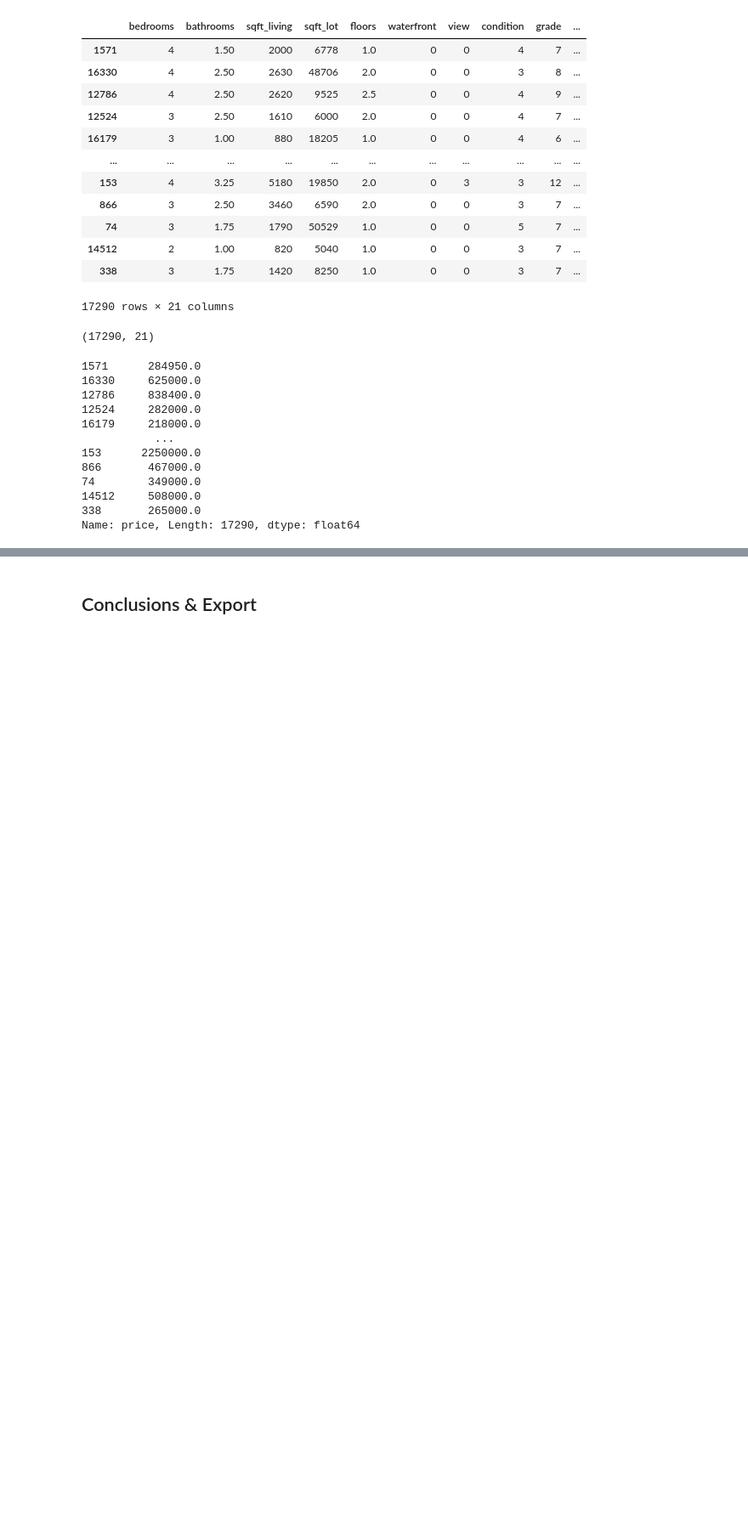
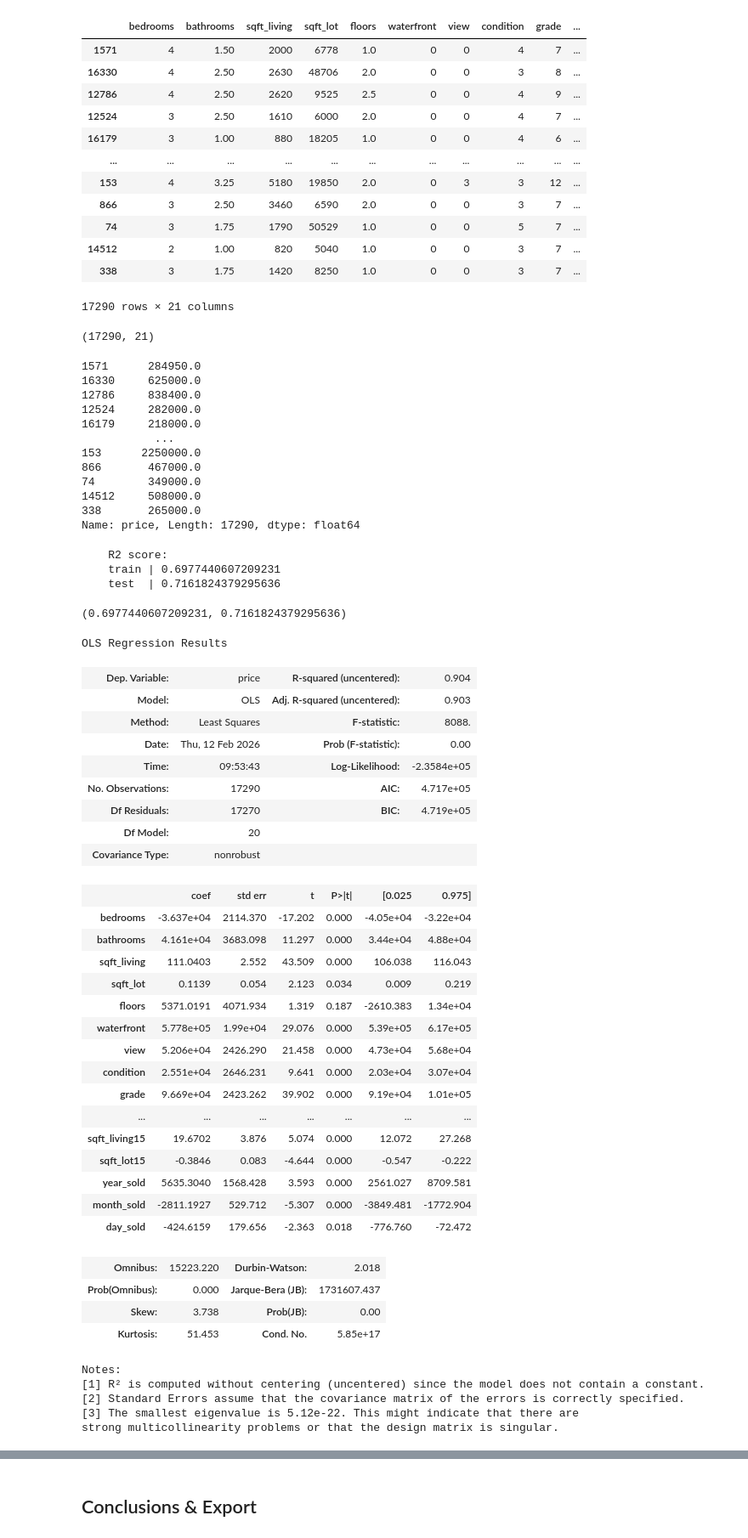
Before and after one commit to coffeedrunkpanda/King-County-Housing-Analysis, a Jupyter notebook: 1_EDA.ipynb, the cells around one changed output, grey strips where cells are left out. Shown at 85% size. Drawn from its saved outputs; the diff is of its cells as text; code cells hidden in the pictures; blank space fills up the shorter version.

```diff
--- a/1_EDA.ipynb
+++ b/1_EDA.ipynb
@@ -177,4 +181,62 @@ y_train
 14512     508000.0
 338       265000.0
 Name: price, Length: 17290, dtype: float64
+# %%
+# Not normalized:
+lr_not_norm = LinearRegression()
+lr_not_norm.fit(X_train, y_train)
+
+y_train_pred_nn = lr_not_norm.predict(X_train)
+y_test_pred_nn = lr_not_norm.predict(X_test)
+
+
+get_r_squared(y_train=y_train, y_pred_train=y_train_pred_nn, y_test = y_test, y_pred_test=y_test_pred_nn)
+# %% [output]
+    R2 score:
+    train | 0.6977440607209231
+    test  | 0.7161824379295636
+(0.6977440607209231, 0.7161824379295636)
+# %%
+# OLS: not normalized
+
+import statsmodels.api as sm
+estimator_nn = sm.OLS(y_train, X_train) # Creates an object OLS estimator
+estimator_nn = estimator_nn.fit()
+estimator_nn.summary()
+# %% [output]
+OLS Regression Results
+| Dep. Variable: | price | R-squared (uncentered): | 0.904 |
+| Model: | OLS | Adj. R-squared (uncentered): | 0.903 |
+| Method: | Least Squares | F-statistic: | 8088. |
+| Date: | Thu, 12 Feb 2026 | Prob (F-statistic): | 0.00 |
+| Time: | 09:53:43 | Log-Likelihood: | -2.3584e+05 |
+| No. Observations: | 17290 | AIC: | 4.717e+05 |
+| Df Residuals: | 17270 | BIC: | 4.719e+05 |
+| Df Model: | 20 |  |  |
+| Covariance Type: | nonrobust |  |  |
+|  | coef | std err | t | P>|t| | [0.025 | 0.975] |
+| bedrooms | -3.637e+04 | 2114.370 | -17.202 | 0.000 | -4.05e+04 | -3.22e+04 |
+| bathrooms | 4.161e+04 | 3683.098 | 11.297 | 0.000 | 3.44e+04 | 4.88e+04 |
+| sqft_living | 111.0403 | 2.552 | 43.509 | 0.000 | 106.038 | 116.043 |
+| sqft_lot | 0.1139 | 0.054 | 2.123 | 0.034 | 0.009 | 0.219 |
+| floors | 5371.0191 | 4071.934 | 1.319 | 0.187 | -2610.383 | 1.34e+04 |
+| waterfront | 5.778e+05 | 1.99e+04 | 29.076 | 0.000 | 5.39e+05 | 6.17e+05 |
+| view | 5.206e+04 | 2426.290 | 21.458 | 0.000 | 4.73e+04 | 5.68e+04 |
+| condition | 2.551e+04 | 2646.231 | 9.641 | 0.000 | 2.03e+04 | 3.07e+04 |
+| grade | 9.669e+04 | 2423.262 | 39.902 | 0.000 | 9.19e+04 | 1.01e+05 |
+| ... | ... | ... | ... | ... | ... | ... |
+| sqft_living15 | 19.6702 | 3.876 | 5.074 | 0.000 | 12.072 | 27.268 |
+| sqft_lot15 | -0.3846 | 0.083 | -4.644 | 0.000 | -0.547 | -0.222 |
+| year_sold | 5635.3040 | 1568.428 | 3.593 | 0.000 | 2561.027 | 8709.581 |
+| month_sold | -2811.1927 | 529.712 | -5.307 | 0.000 | -3849.481 | -1772.904 |
+| day_sold | -424.6159 | 179.656 | -2.363 | 0.018 | -776.760 | -72.472 |
+| Omnibus: | 15223.220 | Durbin-Watson: | 2.018 |
+| Prob(Omnibus): | 0.000 | Jarque-Bera (JB): | 1731607.437 |
+| Skew: | 3.738 | Prob(JB): | 0.00 |
+| Kurtosis: | 51.453 | Cond. No. | 5.85e+17 |
+Notes:
+[1] R² is computed without centering (uncentered) since the model does not contain a constant.
+[2] Standard Errors assume that the covariance matrix of the errors is correctly specified.
+[3] The smallest eigenvalue is 5.12e-22. This might indicate that there are
+strong multicollinearity problems or that the design matrix is singular.
 # %%
```
Also changed, not shown: parts of 8 cells of this notebook, 1 other file.
